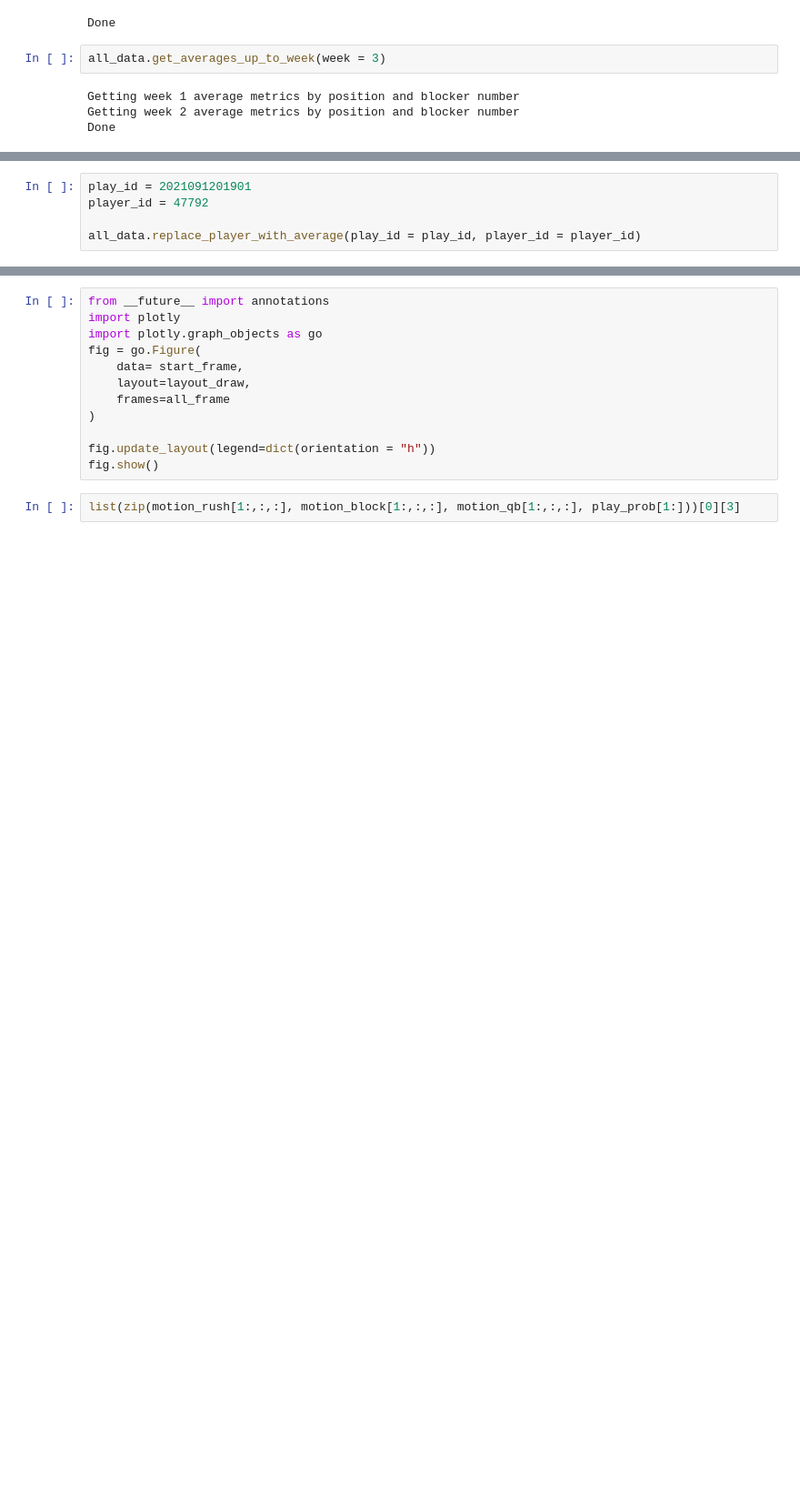
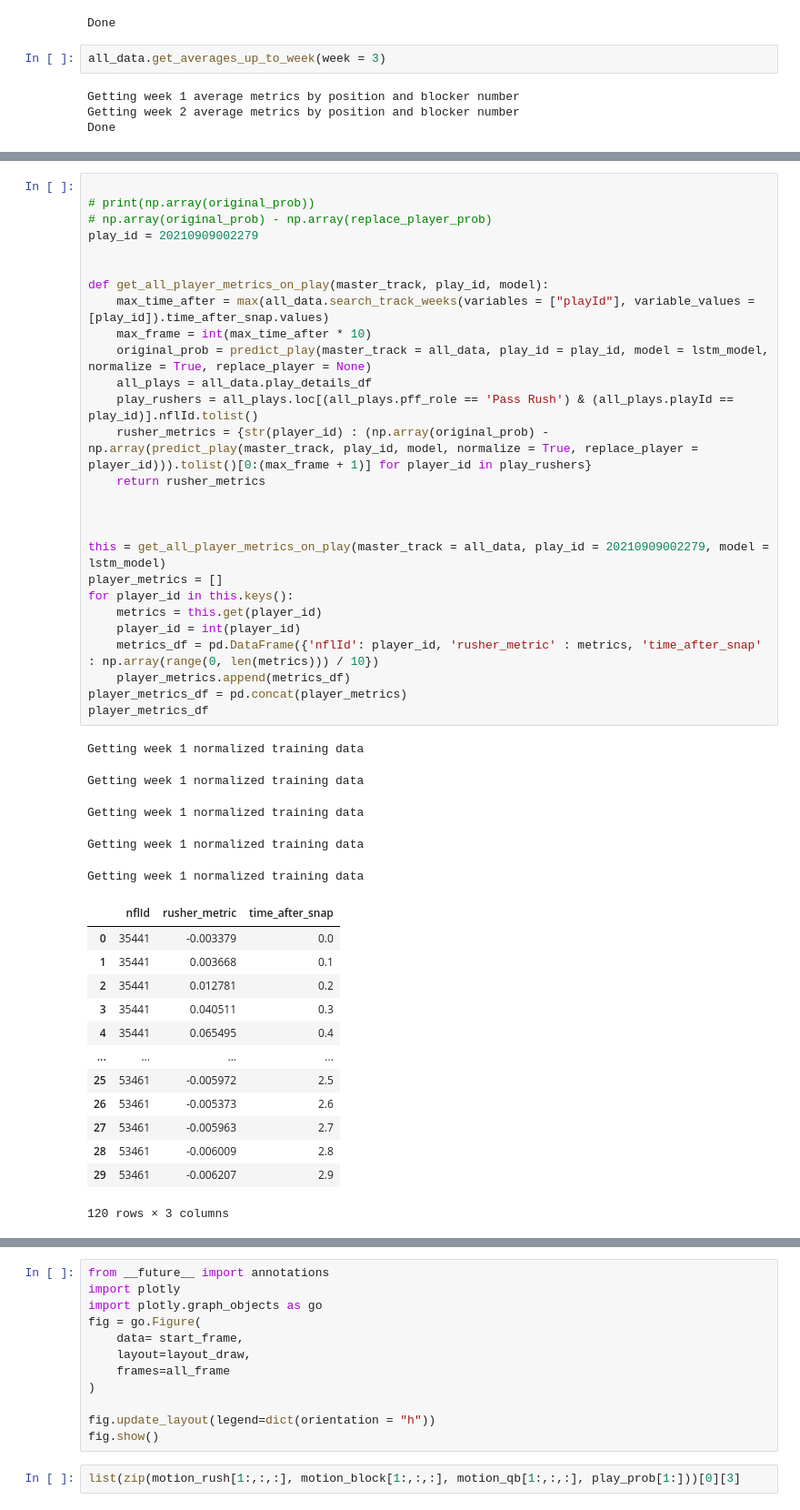
Before and after one commit to nickb1125/Big-Data-Bowl-Linemen, a Jupyter notebook: code/clean/data_clean.ipynb, the cells around one changed output, grey strips where cells are left out. Shown at 91% size. Drawn from its saved outputs; the diff is of its cells as text; blank space fills up the shorter version.

Commit message:
Plotting and creating rush metric

```diff
--- a/code/clean/data_clean.ipynb
+++ b/code/clean/data_clean.ipynb
@@ -121,5 +128,0 @@ Test loss for period 6: 17.67266047373414 , Test AUC for period 6: 0.64083475343
-# %%
-play_id = 2021091201901
-player_id = 47792
-
-all_data.replace_player_with_average(play_id = play_id, player_id = player_id)
@@ -128,3 +132,49 @@ AttributeError: 'DataFrame' object has no attribute 'nflId'
+# %%
+
+# print(np.array(original_prob))
+# np.array(original_prob) - np.array(replace_player_prob)
+play_id = 20210909002279
+
+
+def get_all_player_metrics_on_play(master_track, play_id, model):
+    max_time_after = max(all_data.search_track_weeks(variables = ["playId"], variable_values = [play_id]).time_after_snap.values)
+    max_frame = int(max_time_after * 10)
+    original_prob = predict_play(master_track = all_data, play_id = play_id, model = lstm_model, normalize = True, replace_player = None)
+    all_plays = all_data.play_details_df
+    play_rushers = all_plays.loc[(all_plays.pff_role == 'Pass Rush') & (all_plays.playId == play_id)].nflId.tolist()
+    rusher_metrics = {str(player_id) : (np.array(original_prob) - np.array(predict_play(master_track, play_id, model, normalize = True, replace_player = player_id))).tolist()[0:(max_frame + 1)] for player_id in play_rushers}
+    return rusher_metrics
+
+
+
+this = get_all_player_metrics_on_play(master_track = all_data, play_id = 20210909002279, model = lstm_model)
+player_metrics = []
+for player_id in this.keys():
+    metrics = this.get(player_id)
+    player_id = int(player_id)
+    metrics_df = pd.DataFrame({'nflId': player_id, 'rusher_metric' : metrics, 'time_after_snap' : np.array(range(0, len(metrics))) / 10})
+    player_metrics.append(metrics_df)
+player_metrics_df = pd.concat(player_metrics)
+player_metrics_df
+# %% [output]
+Getting week 1 normalized training data
+Getting week 1 normalized training data
+Getting week 1 normalized training data
+Getting week 1 normalized training data
+Getting week 1 normalized training data
+|  | nflId | rusher_metric | time_after_snap |
+| 0 | 35441 | -0.003379 | 0.0 |
+| 1 | 35441 | 0.003668 | 0.1 |
+| 2 | 35441 | 0.012781 | 0.2 |
+| 3 | 35441 | 0.040511 | 0.3 |
+| 4 | 35441 | 0.065495 | 0.4 |
+| ... | ... | ... | ... |
+| 25 | 53461 | -0.005972 | 2.5 |
+| 26 | 53461 | -0.005373 | 2.6 |
+| 27 | 53461 | -0.005963 | 2.7 |
+| 28 | 53461 | -0.006009 | 2.8 |
+| 29 | 53461 | -0.006207 | 2.9 |
+120 rows × 3 columns
 # %%
 ### plotting all below
 
```
Also changed, not shown: parts of 8 cells of this notebook, 1 other file.
